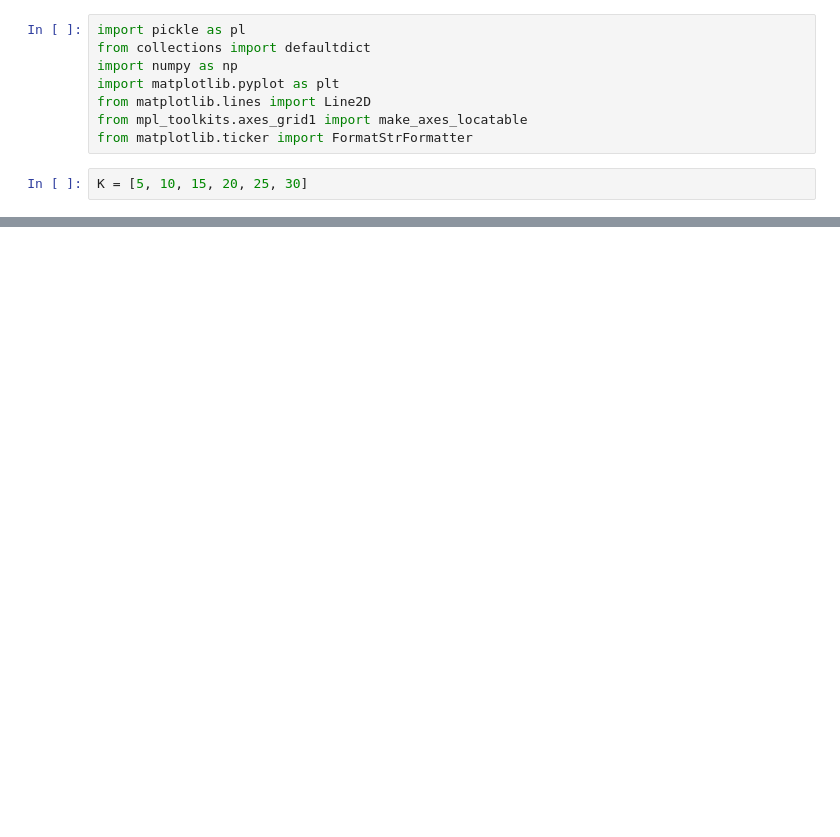
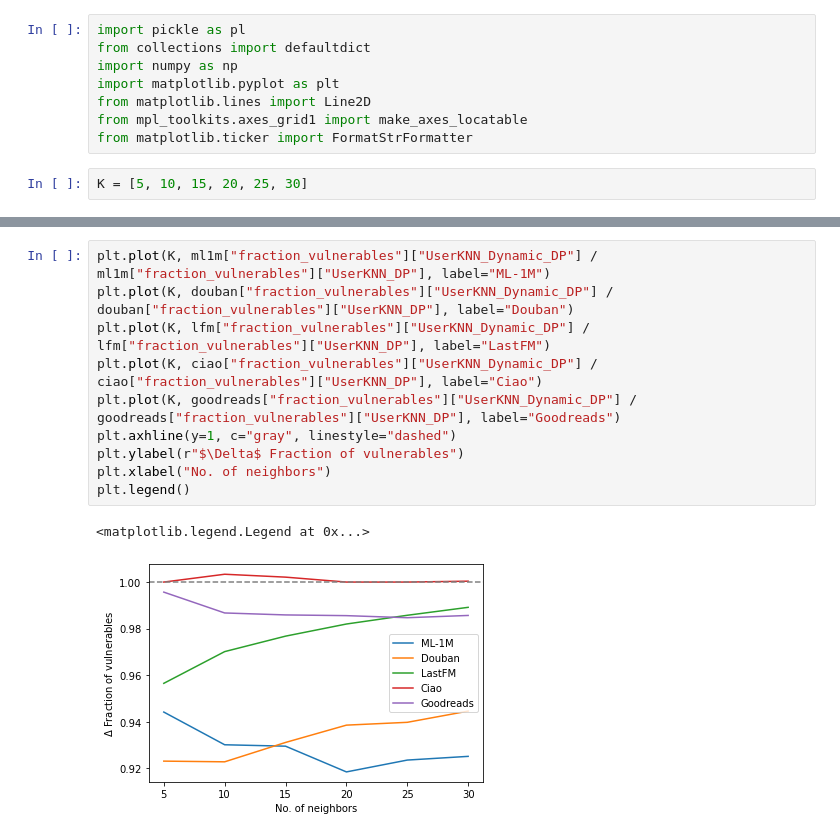
Before and after one commit to pmuellner/ReuseKNN, a Jupyter notebook: results/NeuReuse/Visualization.ipynb, the cells around one changed output, grey strips where cells are left out. Saved outputs shown, nothing was run; the diff lists cells and outputs as text; blank space fills up the shorter version.

```diff
--- a/results/NeuReuse/Visualization.ipynb
+++ b/results/NeuReuse/Visualization.ipynb
@@ -214,0 +226,13 @@ fig.align_ylabels(axes)
+# %%
+plt.plot(K, ml1m["fraction_vulnerables"]["UserKNN_Dynamic_DP"] / ml1m["fraction_vulnerables"]["UserKNN_DP"], label="ML-1M")
+plt.plot(K, douban["fraction_vulnerables"]["UserKNN_Dynamic_DP"] / douban["fraction_vulnerables"]["UserKNN_DP"], label="Douban")
+plt.plot(K, lfm["fraction_vulnerables"]["UserKNN_Dynamic_DP"] / lfm["fraction_vulnerables"]["UserKNN_DP"], label="LastFM")
+plt.plot(K, ciao["fraction_vulnerables"]["UserKNN_Dynamic_DP"] / ciao["fraction_vulnerables"]["UserKNN_DP"], label="Ciao")
+plt.plot(K, goodreads["fraction_vulnerables"]["UserKNN_Dynamic_DP"] / goodreads["fraction_vulnerables"]["UserKNN_DP"], label="Goodreads")
+plt.axhline(y=1, c="gray", linestyle="dashed")
+plt.ylabel(r"$\Delta$ Fraction of vulnerables")
+plt.xlabel("No. of neighbors")
+plt.legend()
+# %% [output]
+<matplotlib.legend.Legend at 0x...>
+[figure, added]
```
Also changed, not shown: parts of 12 cells of this notebook, 2 other files.
